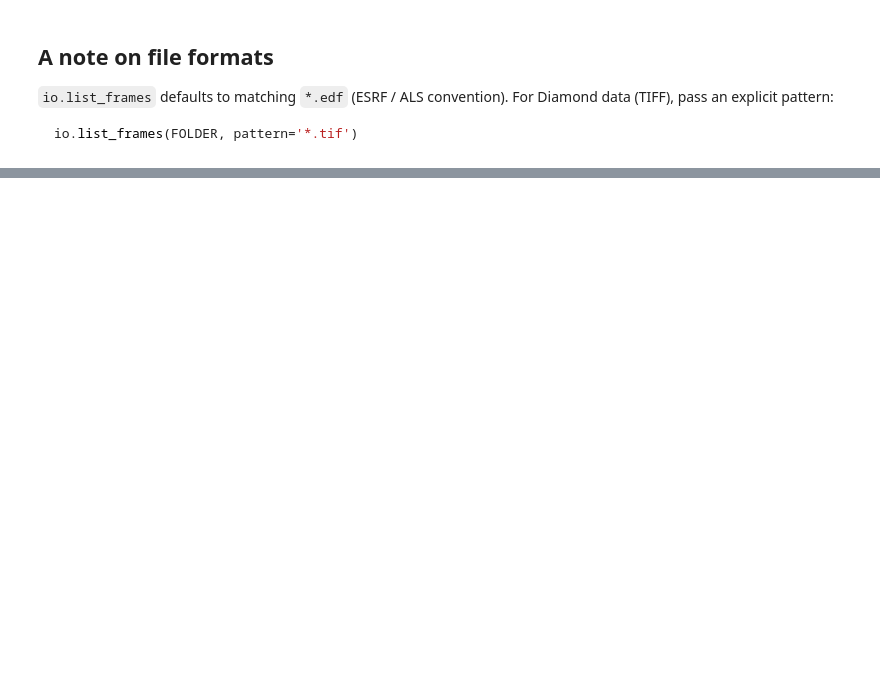
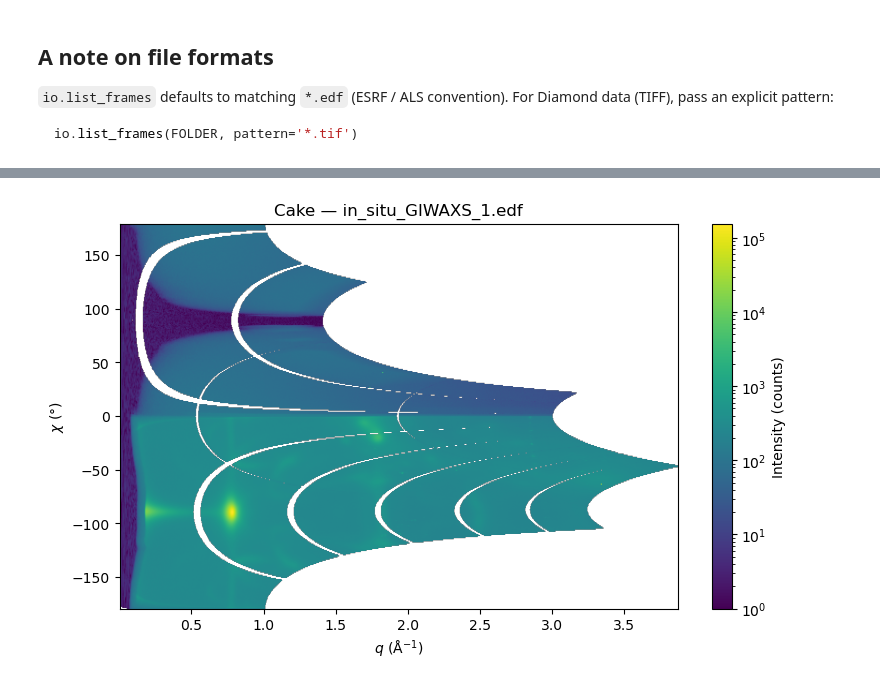
Before and after one commit to omgough/giwaxs-analysis, a Jupyter notebook: notebooks/02_plot_raw_frames.ipynb, the cells around one changed output, grey strips where cells are left out. Cells and saved outputs as stored; diff of their text form; code cells hidden in the pictures; blank space fills up the shorter version.

```diff
--- a/notebooks/02_plot_raw_frames.ipynb
+++ b/notebooks/02_plot_raw_frames.ipynb
@@ -75,0 +90,12 @@ io.list_frames(FOLDER, pattern='*.tif')
+# %%
+
+sample_frame = io.load_frame(SAMPLE_PATH)
+q_s, chi_s, I_s = integration.cake(sample_frame, calib, npt_rad=1000, npt_azim=360)
+
+fig, ax = plotting.plot_cake(
+    q_s, chi_s, I_s,
+    title=f'Cake — {SAMPLE_PATH.rsplit("/", 1)[-1]}',
+)
+plt.show()
+# %% [output]
+[figure, added]
```
Also changed, not shown: parts of 5 cells of this notebook, 1 other file.
